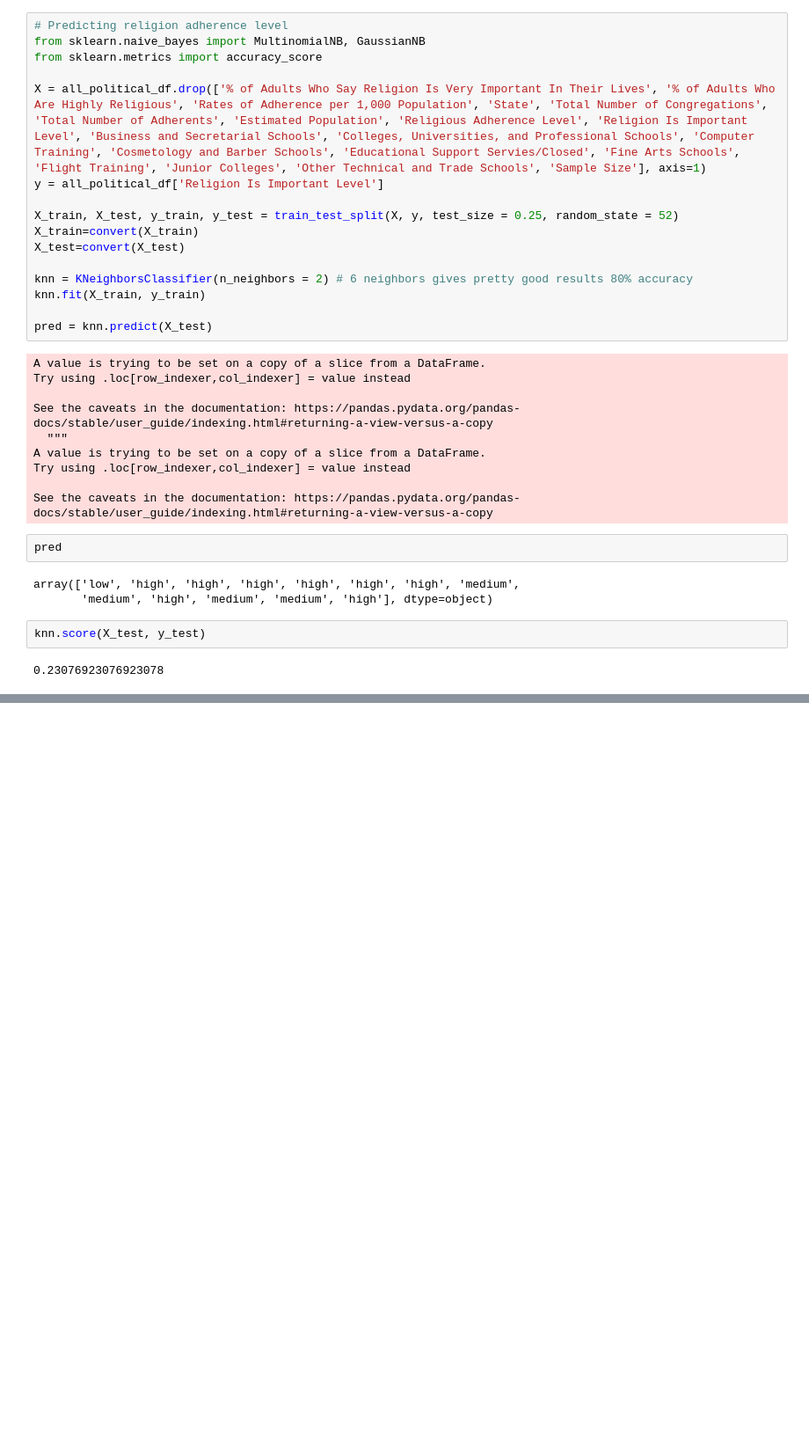
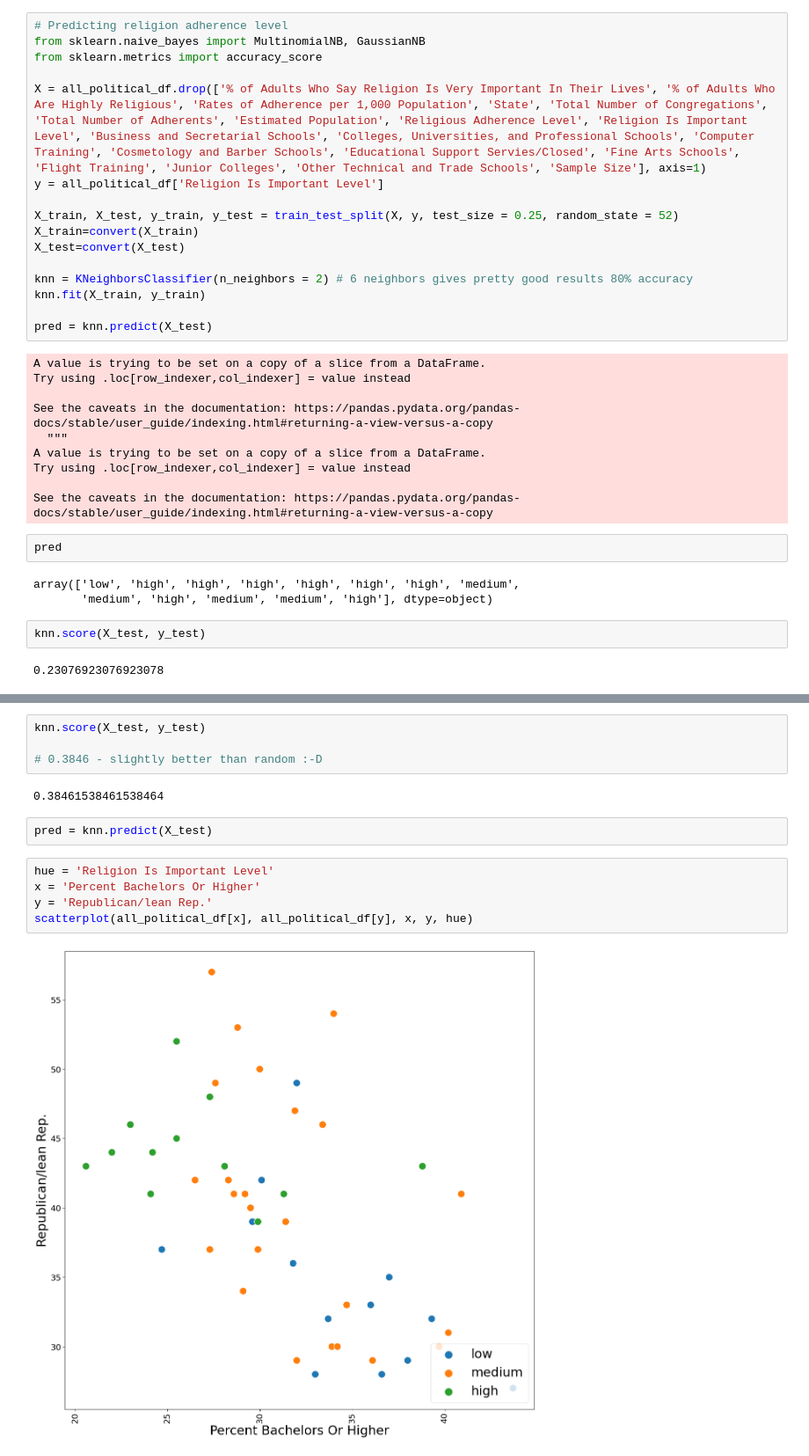
Before and after one commit to kirakirakira/Code-Louisville-Data-Science-Project, a Jupyter notebook: Education and Religion.ipynb, the cells around one changed output, grey strips where cells are left out. Shown at 88% size. Cells and saved outputs as stored; diff of their text form; blank space fills up the shorter version.

Commit message:
graphed percent dem vs. bachelors or higher and percent rep vs. bachelors or higher

```diff
--- a/Education and Religion.ipynb
+++ b/Education and Religion.ipynb
@@ -708,0 +723,15 @@ AttributeError: 'function' object has no attribute 'transform'
+# %%
+knn.score(X_test, y_test)
+
+# 0.3846 - slightly better than random :-D
+# %% [output]
+0.38461538461538464
+# %%
+pred = knn.predict(X_test)
+# %%
+hue = 'Religion Is Important Level'
+x = 'Percent Bachelors Or Higher'
+y = 'Republican/lean Rep.'
+scatterplot(all_political_df[x], all_political_df[y], x, y, hue)
+# %% [output]
+[figure, added]
```
Also changed, not shown: parts of 4 cells of this notebook.
